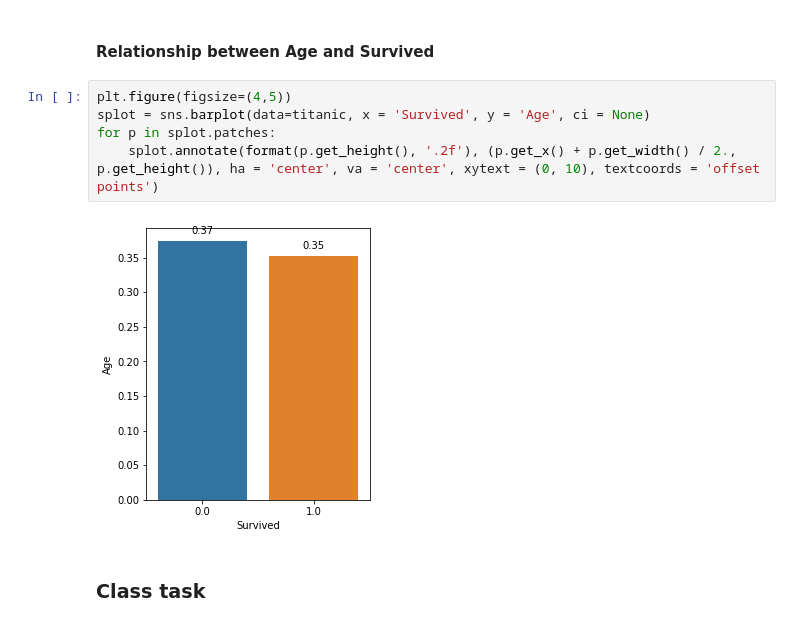
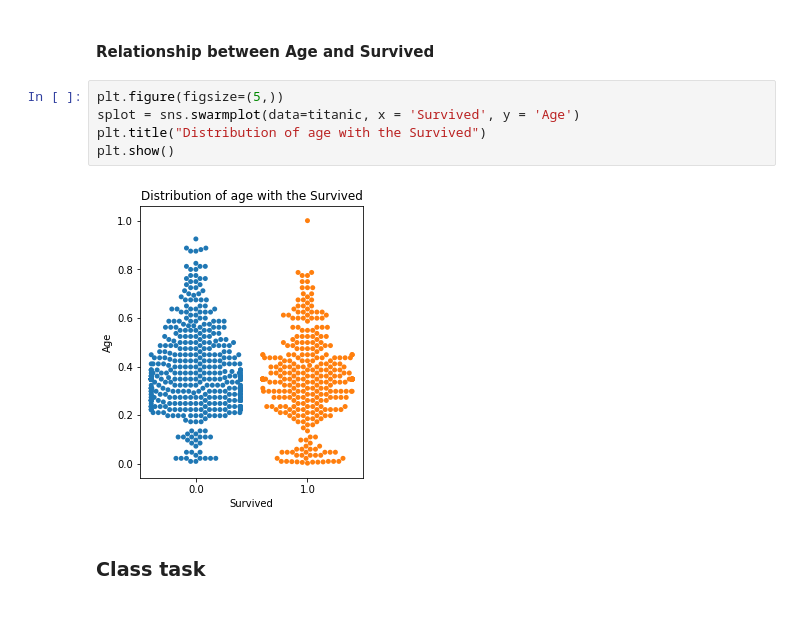
Before and after one commit to prudhvip21/Titanic-Simple-Code-, a Jupyter notebook: Titanic Dataset.ipynb, the cells around one changed output. Drawn from its saved outputs; the diff is of its cells as text.

```diff
--- a/Titanic Dataset.ipynb
+++ b/Titanic Dataset.ipynb
@@ -425,13 +425,13 @@ plt.show()
 Thus we see that passengers who embarked from "C" has more survival rate compared to the other two embarkments.
 # %% [markdown]
 #### Relationship between Age and Survived
-# %%
-plt.figure(figsize=(4,5))
-splot = sns.barplot(data=titanic, x = 'Survived', y = 'Age', ci = None)
-for p in splot.patches:
-    splot.annotate(format(p.get_height(), '.2f'), (p.get_x() + p.get_width() / 2., p.get_height()), ha = 'center', va = 'center', xytext = (0, 10), textcoords = 'offset points')
-# %% [output]
-[figure, removed]
+# %%
+plt.figure(figsize=(5,))
+splot = sns.swarmplot(data=titanic, x = 'Survived', y = 'Age')
+plt.title("Distribution of age with the Survived")
+plt.show()
+# %% [output]
+[figure, added]
 # %% [markdown]
 ### Class task
 # %% [markdown]
```
